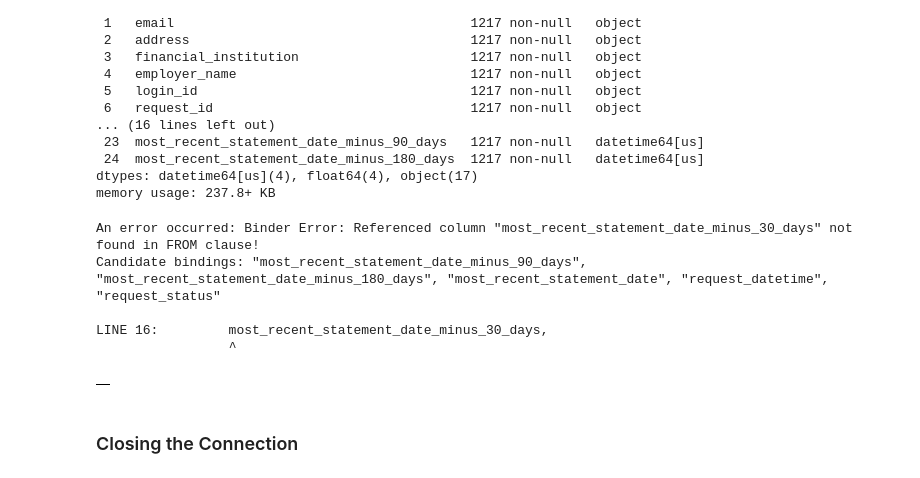
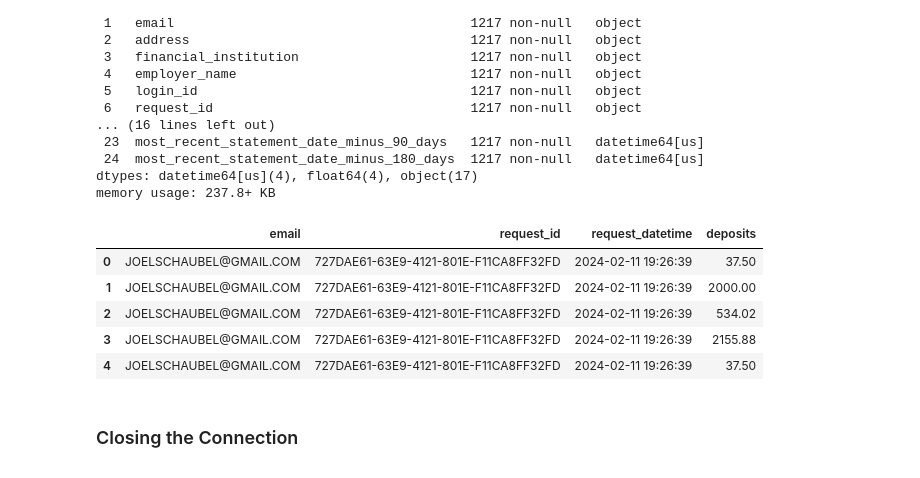
Before and after one commit to thiagorlopes/keep, a Jupyter notebook: analytics/analytics_development.ipynb, the cells around one changed output. Cells and saved outputs as stored; diff of their text form; code cells hidden in the pictures.

Commit message:
Adjust revenues model

```diff
--- a/analytics/analytics_development.ipynb
+++ b/analytics/analytics_development.ipynb
@@ -438,6 +224,8 @@ WITH all_daily_transactions AS (
         withdrawals,
         deposits,
         balance,
+        is_revenue,
+        is_debit,
         most_recent_statement_date,
         most_recent_statement_date_minus_30_days,
         most_recent_statement_date_minus_60_days,
@@ -445,7 +233,7 @@ WITH all_daily_transactions AS (
         most_recent_statement_date_minus_180_days,
         most_recent_statement_date_minus_365_days
     FROM main.all_transactions_by_customer
-    -- No date filtering here - include all available transaction data
+    WHERE date >= '2024-02-05'
 )
 
 ,dim_calendar AS (
@@ -511,73 +299,82 @@ WITH all_daily_transactions AS (
     FROM padded_transactions
 )
 
+,revenues AS (
+    select email, request_id, request_datetime, deposits
+    from all_daily_transactions
+    WHERE is_revenue
+)
+
 ,daily_revenue AS (
     SELECT
         email,
         request_id,
         date,
         -- Sum of all withdrawals for the day. This is the "Day Rev" from the sheet.
-        -- For now, all withdrawals are considered debits. A CASE statement could add more complex logic.
         SUM(deposits) AS daily_revenue
     FROM all_daily_transactions
+    WHERE is_revenue
     GROUP BY ALL
 )
 
 ,final_model AS (
     SELECT
         db.email,
         db.request_id,
         db.date,
         db.revised_average_balance,
         COALESCE(dr.daily_revenue, 0) as daily_revenue,
         -- Include auxiliary date columns for reference
         cdr.most_recent_statement_date,
         cdr.most_recent_statement_date_minus_30_days,
         cdr.most_recent_statement_date_minus_60_days,
         cdr.most_recent_statement_date_minus_90_days,
         cdr.most_recent_statement_date_minus_180_days,
         cdr.most_recent_statement_date_minus_365_days
     FROM daily_balances AS db
     LEFT JOIN daily_revenue AS dr ON db.email = dr.email
         AND db.request_id = dr.request_id
         AND db.date = dr.date
     LEFT JOIN customer_date_range AS cdr ON db.email = cdr.email
         AND db.request_id = cdr.request_id
 )
 
-SELECT
-    fm.email,
-    fm.request_id,
-    fm.date,
-    ROUND(fm.revised_average_balance, 2) as revised_average_balance,
-    fm.daily_revenue,
-    -- Calculate weekly revenue based on the daily revenues using calendar week grouping
-    SUM(fm.daily_revenue) OVER (
-        PARTITION BY fm.email, fm.request_id, cal.week_of_year, cal.year_number
-    ) as weekly_revenue,
-    cal.week_of_year as week_number,
-    cal.day_of_year,
-    -- Auxiliary date columns for flexible analysis
-    fm.most_recent_statement_date,
-    fm.most_recent_statement_date_minus_30_days,
-    fm.most_recent_statement_date_minus_60_days,
-    fm.most_recent_statement_date_minus_90_days,
-    fm.most_recent_statement_date_minus_180_days,
-    fm.most_recent_statement_date_minus_365_days
-FROM final_model fm
-LEFT JOIN dim_calendar cal ON fm.date = cal.date_day
-ORDER BY fm.date DESC
+,test AS (
+    SELECT
+        fm.email,
+        fm.request_id,
+        fm.date,
+        ROUND(fm.revised_average_balance, 2) as revised_average_balance,
+        fm.daily_revenue,
+        -- Calculate weekly revenue based on the daily revenues using calendar week grouping
+        SUM(fm.daily_revenue) OVER (
+            PARTITION BY fm.email, fm.request_id, cal.week_of_year, cal.year_number
+        ) as weekly_revenue,
+        cal.week_of_year as week_number,
+        cal.day_of_year,
+        -- Auxiliary date columns for flexible analysis
+        fm.most_recent_statement_date,
+        fm.most_recent_statement_date_minus_30_days,
+        fm.most_recent_statement_date_minus_60_days,
+        fm.most_recent_statement_date_minus_90_days,
+        fm.most_recent_statement_date_minus_180_days,
+        fm.most_recent_statement_date_minus_365_days
+    FROM final_model fm
+    LEFT JOIN dim_calendar cal ON fm.date = cal.date_day
+    ORDER BY fm.date DESC
+)
 
+select * from revenues
 """
 query_result_dataframe = run_query(query)
 query_result_dataframe.head()
 # %% [output]
-An error occurred: Binder Error: Referenced column "most_recent_statement_date_minus_30_days" not found in FROM clause!
-Candidate bindings: "most_recent_statement_date_minus_90_days", "most_recent_statement_date_minus_180_days", "most_recent_statement_date", "request_datetime", "request_status"
-
-LINE 16:         most_recent_statement_date_minus_30_days,
-                 ^
-|  |
+|  | email | request_id | request_datetime | deposits |
+| 0 | JOELSCHAUBEL@GMAIL.COM | 727DAE61-63E9-4121-801E-F11CA8FF32FD | 2024-02-11 19:26:39 | 37.50 |
+| 1 | JOELSCHAUBEL@GMAIL.COM | 727DAE61-63E9-4121-801E-F11CA8FF32FD | 2024-02-11 19:26:39 | 2000.00 |
+| 2 | JOELSCHAUBEL@GMAIL.COM | 727DAE61-63E9-4121-801E-F11CA8FF32FD | 2024-02-11 19:26:39 | 534.02 |
+| 3 | JOELSCHAUBEL@GMAIL.COM | 727DAE61-63E9-4121-801E-F11CA8FF32FD | 2024-02-11 19:26:39 | 2155.88 |
+| 4 | JOELSCHAUBEL@GMAIL.COM | 727DAE61-63E9-4121-801E-F11CA8FF32FD | 2024-02-11 19:26:39 | 37.50 |
 # %% [markdown]
 ### Closing the Connection
 # %%
```
Also changed, not shown: parts of 6 cells of this notebook, 1 other file.
